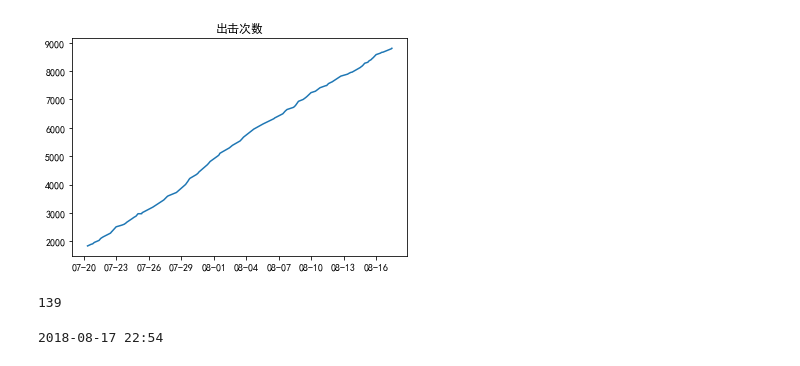
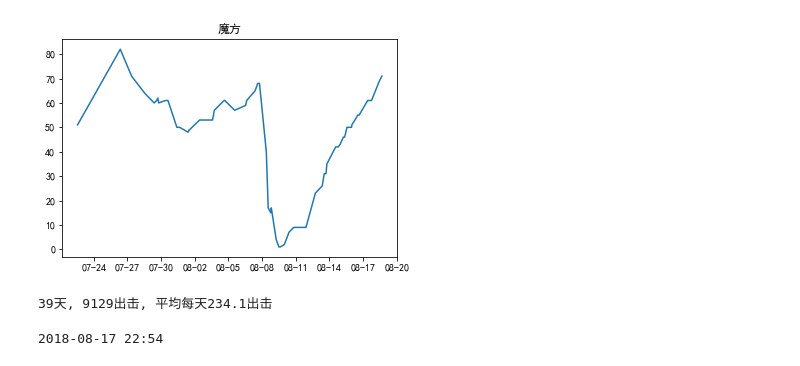
Before and after one commit to AutumnSun1996/GameTools, a Jupyter notebook: 碧蓝航线/Calculate.ipynb, the cells around one changed output. Cells and saved outputs as stored; diff of their text form; code cells hidden in the pictures.

```diff
--- a/碧蓝航线/Calculate.ipynb
+++ b/碧蓝航线/Calculate.ipynb
@@ -20,6 +20,13 @@ for name in os.listdir("."):
         with open(name, "r", -1, "UTF-8") as fl:
             content += fl.read() + "\n\n"
 # %%
+check = {
+    0: "出击次数",
+    1: "油",
+    2: "物资",
+    3: "当前钻石",
+    4: "魔方"
+}[4]
 default = {"year": 2018, "month": 1, "day": 1}
 time_formats = [
     r"(?P<year>\d{4})\.(?P<month>\d+)\.(?P<day>\d+) (?P<hour>\d+):(?P<minute>\d+)",
@@ -46,7 +53,7 @@ xs = []
 ys = []
 for item in items:
     now = get_date_time(item)
-    count = re.search("出击次数 ?(\d+)", item)
+    count = re.search("%s ?(\d+)" % check, item)
     if count and now:
         count = int(count.group(1))
         xs.append(now)
@@ -54,14 +61,21 @@ for item in items:
 # %%
 plt.gca().xaxis.set_major_formatter(mdates.DateFormatter('%m-%d'))
 plt.plot(xs, ys)
-plt.title("出击次数")
+plt.title(check)
 plt.show()
 # %% [output]
-[figure, old version]
+[figure, new version]
-# %%
-20*4+10+49
-# %% [output]
-139
+# %%
+for item in reversed(items):
+    now = get_date_time(item)
+    count = re.search("出击次数 ?(\d+)", item)
+    if count and now:
+        count = int(count.group(1))
+        days = (now - datetime.datetime(2018, 7, 10)).days
+        break
+print("{2}天, {1}出击, 平均每天{0:.1f}出击".format(count / days, count, days))
+# %% [output]
+39天, 9129出击, 平均每天234.1出击
 # %%
 print("{:%Y-%m-%d %H:%M}".format(datetime.datetime.now() + datetime.timedelta(hours=8)))
 # %% [output]
```
Also changed, not shown: parts of 1 cell of this notebook, 1 other file.
